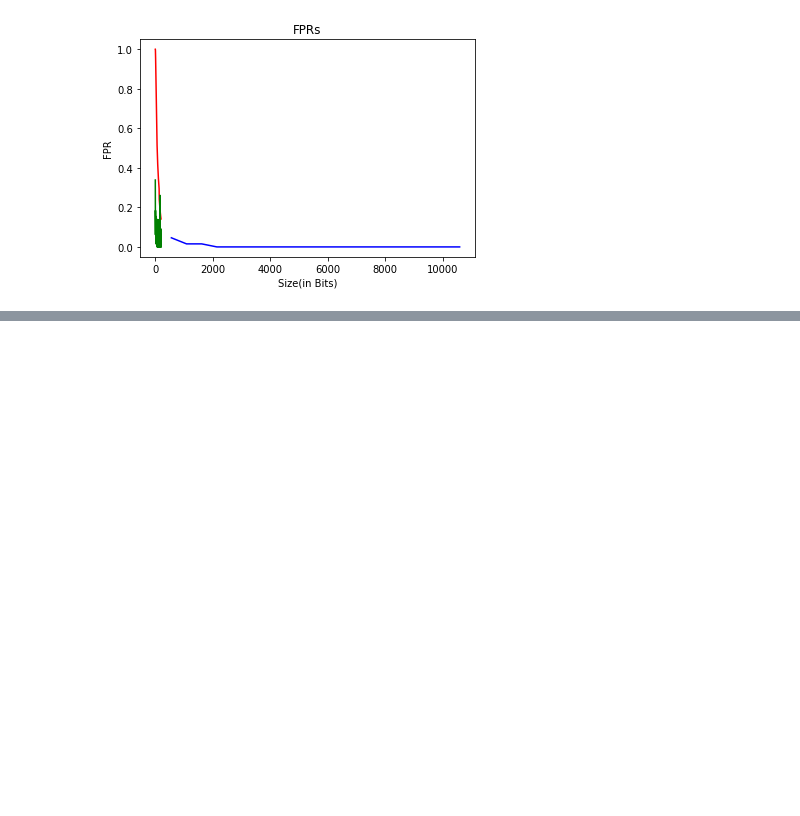
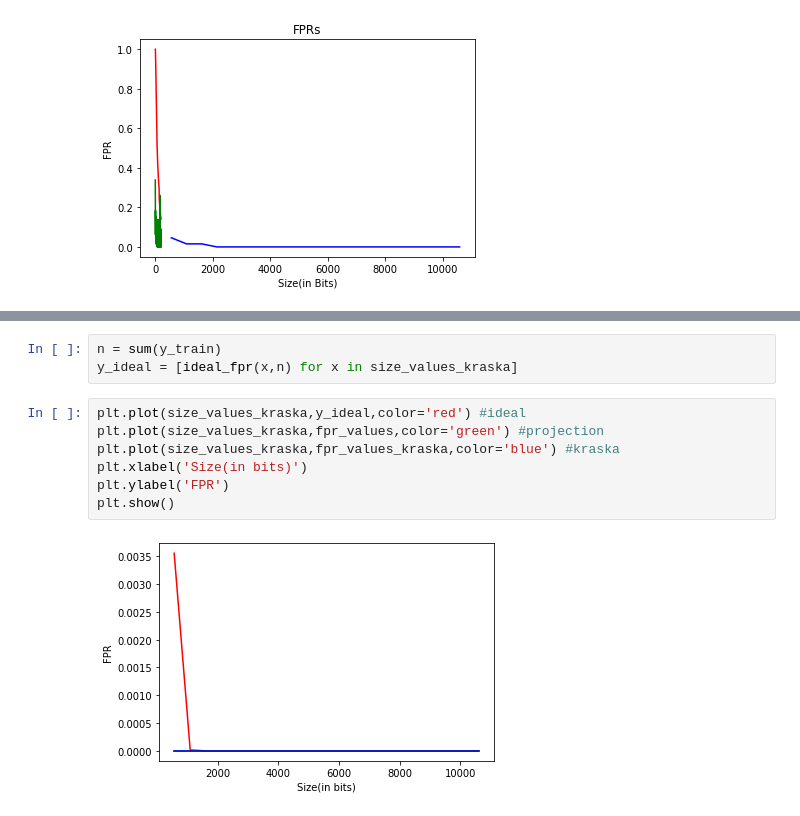
Before and after one commit to borthakur/Learned-Bloom-Filters, a Jupyter notebook: Wine_Dataset.ipynb, the cells around one changed output, grey strips where cells are left out. Saved outputs shown, nothing was run; the diff lists cells and outputs as text; blank space fills up the shorter version.

```diff
--- a/Wine_Dataset.ipynb
+++ b/Wine_Dataset.ipynb
@@ -414,0 +473,12 @@ plt.show()
+# %%
+n = sum(y_train)
+y_ideal = [ideal_fpr(x,n) for x in size_values_kraska]
+# %%
+plt.plot(size_values_kraska,y_ideal,color='red') #ideal
+plt.plot(size_values_kraska,fpr_values,color='green') #projection
+plt.plot(size_values_kraska,fpr_values_kraska,color='blue') #kraska
+plt.xlabel('Size(in bits)')
+plt.ylabel('FPR')
+plt.show()
+# %% [output]
+[figure, added]
```
Also changed, not shown: parts of 7 cells of this notebook.
